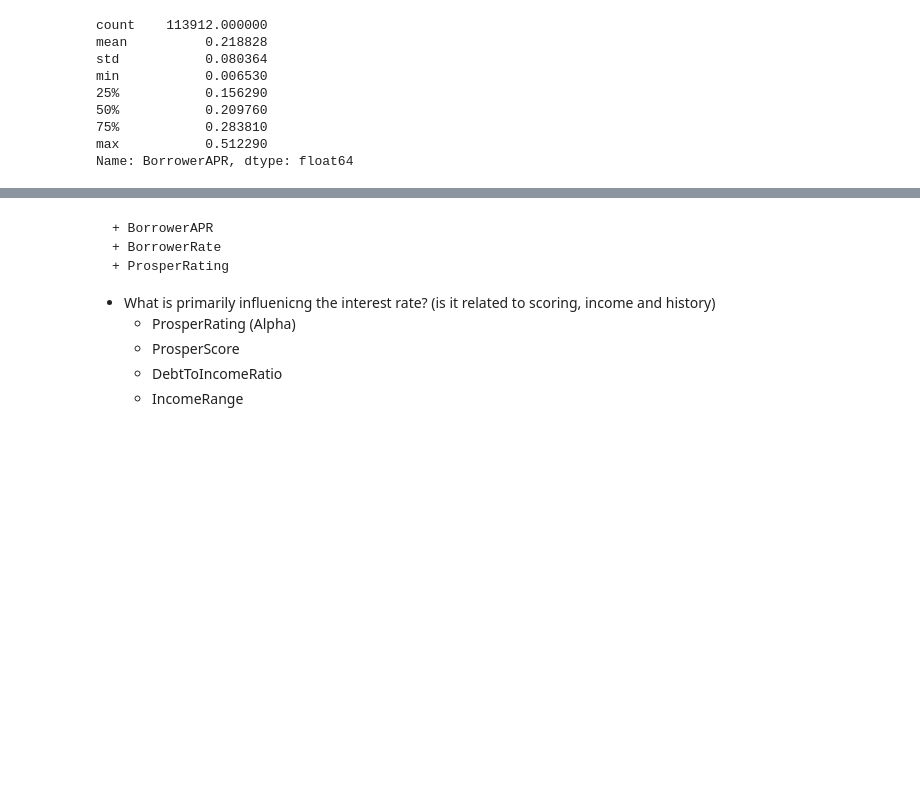
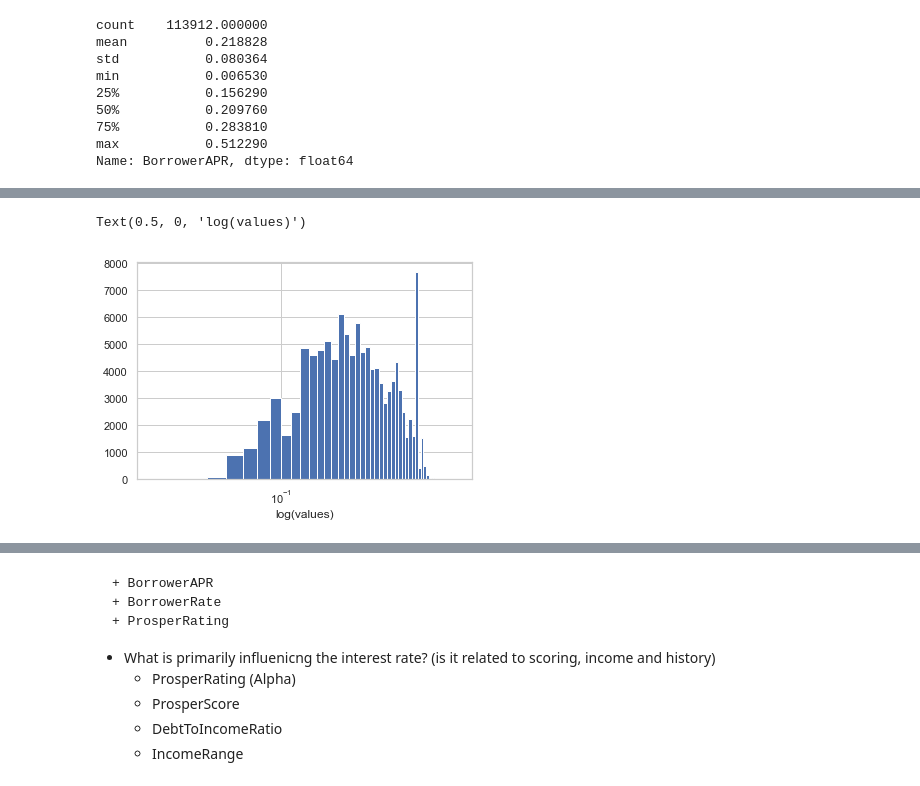
Before and after one commit to moosial/CommunicateDataFindings, a Jupyter notebook: exploration_Prosper_CA.ipynb, the cells around one changed output, grey strips where cells are left out. Saved outputs shown, nothing was run; the diff lists cells and outputs as text; code cells hidden in the pictures; blank space fills up the shorter version.

```diff
--- a/exploration_Prosper_CA.ipynb
+++ b/exploration_Prosper_CA.ipynb
@@ -530,0 +599,8 @@ plt.plot(x, y);
+# %%
+bin_edges = np.arange(0.03, df.BorrowerAPR.max()+0.01, 0.01)
+plt.hist(df.BorrowerAPR, bins = bin_edges)
+plt.xscale('log')
+plt.xlabel('log(values)')
+# %% [output]
+Text(0.5, 0, 'log(values)')
+[figure, added]
```
Also changed, not shown: parts of 20 cells of this notebook, 1 other file.
